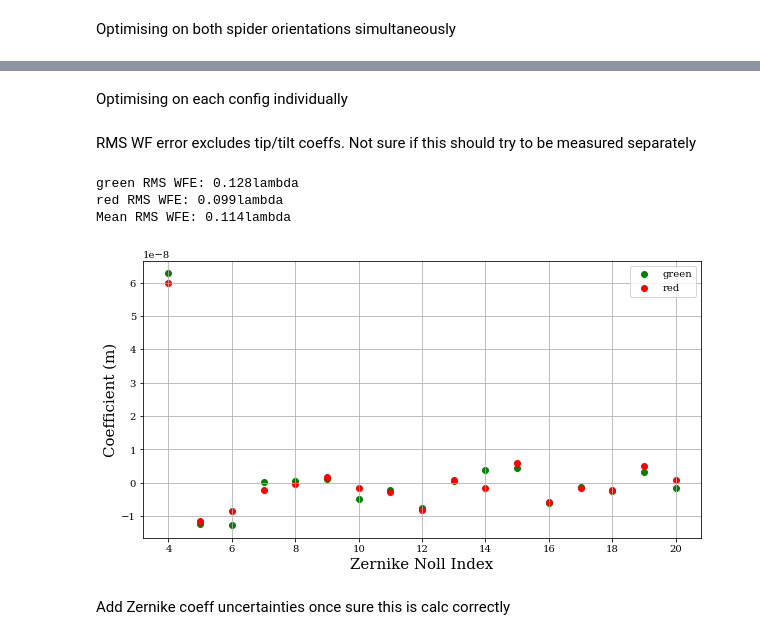
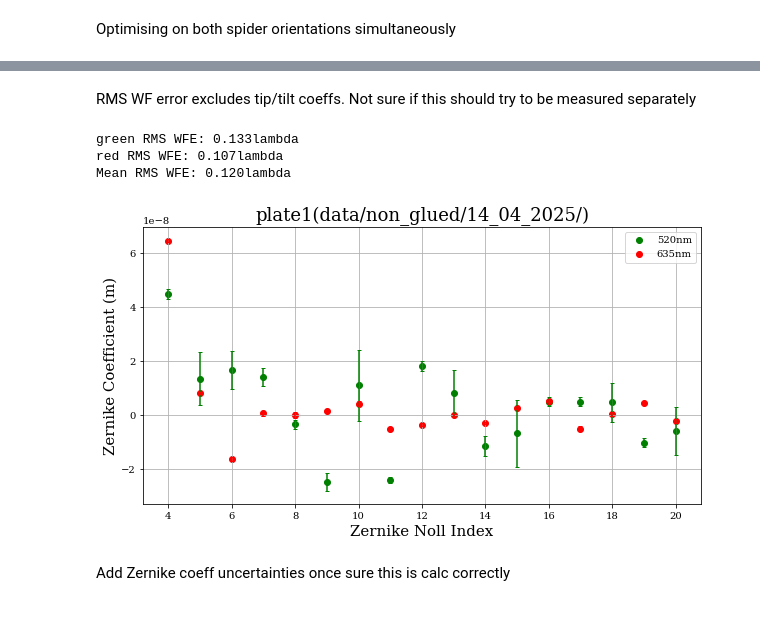
Before and after one commit to TolimanSpace/toliman_dp_design_testing, a Jupyter notebook: Gluing_Characterisation_4_25.ipynb, the cells around one changed output, grey strips where cells are left out. Cells and saved outputs as stored; diff of their text form; code cells hidden in the pictures.

Commit message:
14_04 non-glued fry plates (post-delamination) characterised

```diff
--- a/Gluing_Characterisation_4_25.ipynb
+++ b/Gluing_Characterisation_4_25.ipynb
@@ -318,7 +319,7 @@ transmissions = []
 green_src = OptimizablePointSource(wavelengths=[green_laser_wl], flux =jnp.asarray([1e9],dtype=float))
 red_src = OptimizablePointSource(wavelengths=[red_laser_wl], flux =jnp.asarray([1e9],dtype=float))
 
-spider_angles = [90, 180] #0deg is spider pointing vertically up, rotates CW from 0deg
+spider_angles = [270, 180] #0deg is spider pointing vertically up, rotates CW from 0deg
 optical_systems = []
 transmissions = []
 for i in range(len(spider_angles)):
@@ -485,8 +486,8 @@ def loss_fn_gauss(model, data, stdev):
 #### Starphire 1
 # %%
 # Location on detector
-row_start, col_start = 996, 2460 # Start coord of window on det where data was taken
-row_len, col_len = 138, 124   # window size of recorded data
+row_start, col_start = 1804, 2516 # Start coord of window on det where data was taken
+row_len, col_len = 128, 136   # window size of recorded data
 
 alpha_cropped = jnp.flip(alpha[row_start:row_start+row_len, col_start:col_start+col_len])
 beta_cropped = jnp.flip(beta[row_start:row_start+row_len, col_start:col_start+col_len])
@@ -494,10 +495,11 @@ gamma_cropped = jnp.flip(gamma[row_start:row_start+row_len, col_start:col_start+
 
 # Order in increasing spider angle for each colour separately
 img_fnames = [
-    "non_glued/21_03_2025/21_03_plate5_0deg_green_80us_0gain_img_stack_batch_0.npy",
-    "non_glued/21_03_2025/21_03_plate5_90deg_green_80us_0gain_img_stack_batch_0.npy",
-    "non_glued/21_03_2025/21_03_plate5_0deg_red_80us_0gain_img_stack_batch_0.npy",
-    "non_glued/21_03_2025/21_03_plate5_90deg_red_80us_0gain_img_stack_batch_0.npy",
+    "non_glued/14_04_2025/14_04_0deg_green_80us_0gain_img_stack_batch_0.npy",
+    "non_glued/14_04_2025/14_04_90deg_green_80us_0gain_img_stack_batch_0.npy",
+    "non_glued/14_04_2025/14_04_0deg_red_80us_0gain_img_stack_batch_0.npy",
+
+    "non_glued/14_04_2025/14_04_90deg_red_80us_0gain_img_stack_batch_0.npy",
 
 ]
 labels = [
@@ -507,16 +509,18 @@ labels = [
     "90deg_red",
 ]
 bckgnd_fnames = [
-    "non_glued/21_03_2025/21_03_plate6_0deg_green_bckgnd_80us_0gain_img_stack_batch_0.npy",
-    "non_glued/21_03_2025/21_03_plate5_90deg_green_bckgnd_80us_0gain_img_stack_batch_0.npy",
-    "non_glued/21_03_2025/21_03_plate5_0deg_red_bckgnd_80us_0gain_img_stack_batch_0.npy",
-    "non_glued/21_03_2025/21_03_plate6_90deg_red_bckgnd_80us_0gain_img_stack_batch_0.npy",
+    "non_glued/14_04_2025/14_04_0deg_green_bckgnd_80us_0gain_img_stack_batch_0.npy",
+    "non_glued/14_04_2025/14_04_plate2_90deg_green_bckgnd_80us_0gain_img_stack_batch_0.npy",
+    "non_glued/14_04_2025/14_04_plate2_0deg_red_bckgnd_80us_0gain_img_stack_batch_0.npy",
+    "non_glued/14_04_2025/14_04_90deg_red_bckgnd_80us_0gain_img_stack_batch_0.npy",
 ]
 still_frame_idxs = [
     0, 0, 0, 0 # find_still_frame.py
 ]
 
 imgs = jnp.asarray([np.flip(np.load(data_dir+img_fname)) for img_fname in img_fnames])
+grab_frame_n = np.arange(0,imgs.shape[1],3)
+
 bckgnds = jnp.asarray([np.mean(np.flip(np.load(data_dir+bckgnd_fname)),axis=0) for bckgnd_fname in bckgnd_fnames])  # single bck
 
 epochs = [
@@ -524,5 +528,7 @@ epochs = [
 ]
 # %% [markdown]
 Optimising on both spider orientations simultaneously
+# %%
+save_dir = "data/non_glued/14_04_2025/"
 # %%
 starphire1_coeffs, starphire1_pos = [], []
@@ -703,2 +721,0 @@ for i in range(2):
-# %% [markdown]
-Optimising on each config individually
@@ -840,46 +722,54 @@ Optimising on each config individually
 # %% [markdown]
 RMS WF error excludes tip/tilt coeffs. Not sure if this should try to be measured separately
 # %%
-# Plot
+# Calc fit statistics
+green_coeffs = np.load(save_dir + "red_"+plate_name+"_green_aperture_coeffs.npy")
+red_coeffs = np.load(save_dir + "red_"+plate_name+"_red_aperture_coeffs.npy")
+mean_green = np.mean(green_coeffs, axis=0) #teehee
+mean_red = np.mean(red_coeffs, axis=0)
+stdev_green, stdev_red = np.std(green_coeffs, axis=0), np.std(red_coeffs, axis=0)
 # WFE calc excluding piston, tip and tilt
 plt.figure(figsize=(10,5))
 wf_errs = []
-labels = ['green', 'red']
 # OR (depending on optimisation config)
 # labels = [
 #     "0deg_green",
 #     "90deg_green",
 #     "0deg_red",
 #     "90deg_red",
 # ]
-for i,coeffs in enumerate(starphire1_coeffs):
+labels = ['green', 'red']
+stdevs = [stdev_green, stdev_red]
+for i,coeffs in enumerate([mean_green, mean_red]):
 
     if 'red' in labels[i]:
         wl = red_laser_wl
         colour = 'r'
     elif 'green' in labels[i]:
         wl = green_laser_wl
         colour = 'g'
     else:
         ValueError("Unknown Wavelength")
 
-    plt.scatter(zernike_indicies, coeffs, label=labels[i], c=colour)
+    plt.scatter(zernike_indicies, coeffs, label=str(round(wl*1e9))+"nm", c=colour)
+    plt.errorbar(zernike_indicies, coeffs, yerr=stdevs[i],ecolor=colour, capsize=2,linestyle='')
     RMS_wf_err = ((coeffs**2).sum())**0.5
 
     print("{} RMS WFE: {:.3f}lambda".format(labels[i], RMS_wf_err/wl))
     wf_errs.append(RMS_wf_err/wl)
 
 plt.xlabel("Zernike Noll Index")
-plt.ylabel("Coefficient (m)")
+plt.ylabel("Zernike Coefficient (m)")
+plt.title(plate_name + "("+save_dir+")")
 plt.grid()
 plt.legend()
 
 print("Mean RMS WFE: {:.3f}lambda".format(np.mean(wf_errs)))
 # %% [output]
-green RMS WFE: 0.128lambda
-red RMS WFE: 0.099lambda
-Mean RMS WFE: 0.114lambda
+green RMS WFE: 0.133lambda
+red RMS WFE: 0.107lambda
+Mean RMS WFE: 0.120lambda
-[figure, old version]
+[figure, new version]
 # %% [markdown]
 Add Zernike coeff uncertainties once sure this is calc correctly
 # %% [markdown]
```
Also changed, not shown: parts of 11 cells of this notebook, 2 other files.
